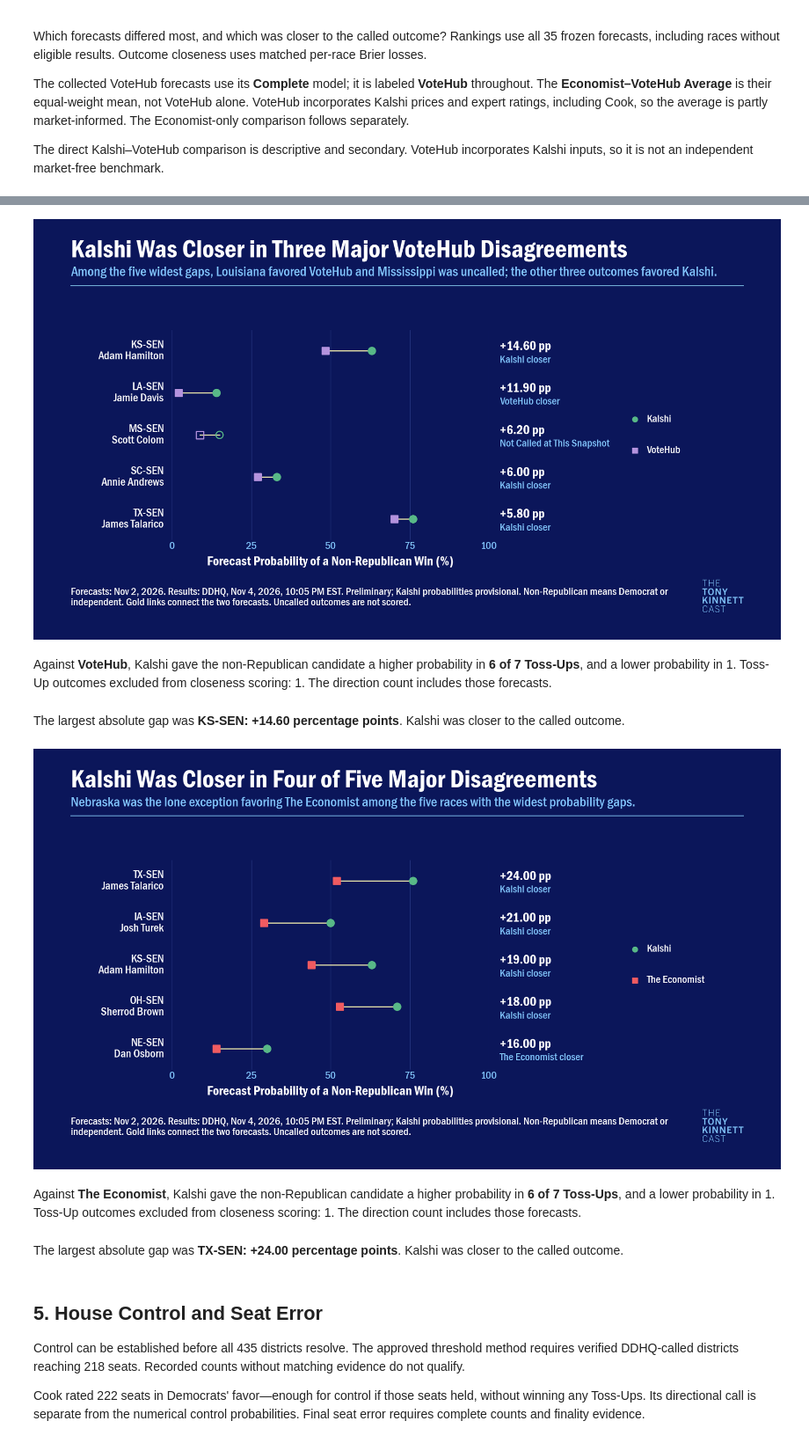
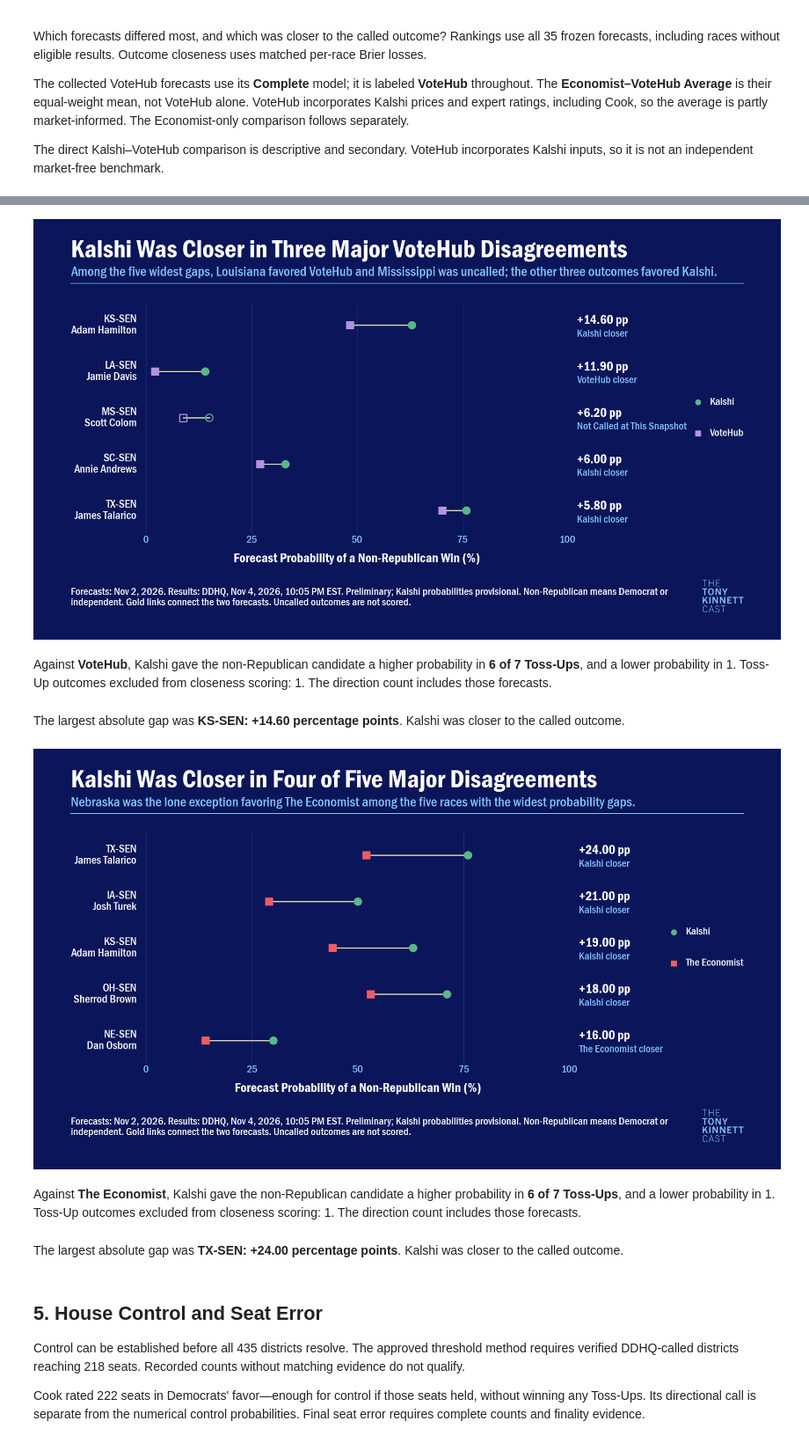
Before and after one commit to Daniel-Elmore/election-2026-markets-vs-forecasts, a Jupyter notebook: notebooks/01_congress_scorecard.ipynb, the cells around one changed output, grey strips where cells are left out. Shown at 88% size. Saved outputs shown, nothing was run; the diff lists cells and outputs as text; code cells hidden in the pictures.

```diff
--- a/notebooks/01_congress_scorecard.ipynb
+++ b/notebooks/01_congress_scorecard.ipynb
@@ -105,6 +105,7 @@ def rule(cv, y, left=0, right=1, color='#2A3A86', width=1):
     ))
 
 def export_chart(cv, name, frame):
+    assert '\n' not in cv.fig.texts[1].get_text(), 'Subtitle must fit on one line'
     paths = save_chart(cv, name, out_dir=ctx.figures_dir, scratch_dir=scratch)
     lint = lint_chart(cv, paths['png'])
     (scratch / f'{name}.lint.json').write_text(json.dumps(lint, indent=2), encoding='utf-8')
@@ -115,7 +116,7 @@ def export_chart(cv, name, frame):
             axes_details.append({
                 'xlabel': ax.get_xlabel(),
                 'labelpad_points': ax.xaxis.labelpad,
-                'expected_labelpad_points': 4 + 8 * cv.scale * 0.72,
+                'expected_labelpad_points': 4 + 16 * cv.scale * 0.72,
             })
     layout_checks.setdefault(name, {})['x_axes'] = axes_details
     (scratch / f'{name}.layout.json').write_text(
@@ -123,7 +124,7 @@ def export_chart(cv, name, frame):
         encoding='utf-8',
     )
     save_table(frame, f'plot_{name}')
-    figure_records.append({'image': f'{name}.png', 'data': f'plot_{name}.csv', 'lint_passed': True})
+    figure_records.append({'image': f'{name}.png', 'data': f'plot_{name}.csv', 'lint_passed': True, 'title': ' '.join(cv.fig.texts[0].get_text().split()), 'subtitle': cv.fig.texts[1].get_text()})
     display(Image(data=paths['png'].read_bytes(), width=960))
     cv.fig.clear()
 say('**SYNTHETIC SOFTWARE FIXTURE — invented outcomes, not election findings.**' if synthetic else '**Preliminary results.** Only verified DDHQ calls are used for outcome comparisons.')
@@ -137,6 +138,12 @@ save_table(
     ].reset_index(),
     'excluded_senate',
 )
+
+def measured_width(cv, value, size, role='body'):
+    artist = cv.fig.text(0, 0, value, fontproperties=cv.fp(role), fontsize=size)
+    width = artist.get_window_extent(cv.fig.canvas.get_renderer()).width
+    artist.remove()
+    return width
 # %% [output]
 **Preliminary results.** Only verified DDHQ calls are used for outcome comparisons.
 **Forecasts:** November 2, 2026. **Senate capture:** Nov 4, 2026, 10:05 PM EST. **House capture:** Nov 4, 2026, 10:20 PM EST. **Snapshot:** `ddhq-20261104-222052-est`.
@@ -270,7 +274,7 @@ if common_counts and expectations.eligible.gt(0).all():
         source=footer(f"{('Partial' if n < len(senate) else 'Complete')} matched comparison. Non-Republican means Democrat or independent; these are not caucus seats. Mapped means Cook ratings are converted to assumed win probabilities and summed into expected wins; this total is analyst-derived."),
     )
     limit = 5 * int(np.ceil(max(actual, expectations.eligible_expected.max()) / 5) + 1)
-    ax = cv.axes(left_pad=270, right_pad=220, bottom_pad=65, top_pad=55)
+    ax = cv.axes(left_pad=270, right_pad=220, bottom_pad=105, top_pad=0)
     bars = ax.barh(np.arange(len(expectations)), expectations.eligible_expected, height=0.5, color=[colors[SOURCES[source][1]] for source in expectations.source])
     np.testing.assert_allclose([bar.get_width() for bar in bars], expectations.eligible_expected)
     for i, row in enumerate(expectations.itertuples()):
@@ -299,7 +303,7 @@ if common_counts and expectations.eligible.gt(0).all():
     ax.axvline(actual, color=GOLD, linewidth=2.2, linestyle='--')
     ax.annotate(
         f'Actual Wins: {actual}',
-        (actual, -0.65),
+        (actual, -0.45),
         ha='center',
         va='center',
         color=GOLD,
@@ -309,12 +313,11 @@ if common_counts and expectations.eligible.gt(0).all():
     )
     ax.set(
         xlim=(0, limit),
-        ylim=(3.5, -0.95),
+        ylim=(3.5, -0.65),
         yticks=[],
         xticks=np.arange(0, limit + 1, 5),
         xlabel='Non-Republican Wins in the Same Resolved Races',
     )
-    ax.xaxis.labelpad += 8 * cv.scale * 0.72
     ax.xaxis.grid(True, color='#2A3A86')
     ax.set_axisbelow(True)
     export_chart(
@@ -562,14 +565,34 @@ for reference, label, stem in comparisons:
         'VoteHub': colors['votehub'],
         'Economist': colors['economist'],
     }[label]
-    ax = cv.axes(left_pad=260, right_pad=654, bottom_pad=70, top_pad=90)
+    labels = [f'{r.race_id}\n{r.candidate_a}' for r in frame.itertuples()]
+    outcomes = []
+    for row in frame.itertuples():
+        if not row.eligible:
+            outcome = 'Not Called at This Snapshot' if senate.loc[row.race_id, 'result_call_status'] in ('pending', 'unverified') else 'Outcome Not Eligible'
+        else:
+            outcome = 'Equal loss' if row.closer == 'Tie' else ('The Economist' if row.closer == 'Economist' else 'Average' if row.closer == 'Mixed benchmark' else row.closer) + ' closer'
+        outcomes.append(outcome)
+    x0, y0, x1, y1 = cv.plot_rect
+    gap = 24 * cv.scale
+    label_width = max(measured_width(cv, value, 21.6) for value in labels)
+    result_width = max(max(measured_width(cv, f'{r.gap_pp:+.2f} pp', 24, 'emphasis'),
+                           measured_width(cv, outcome, 20.2)) for r, outcome in zip(frame.itertuples(), outcomes))
+    legend_names = ['Kalshi', comparator.replace(' Average', '\nAverage')]
+    legend_width = 30 * cv.scale + max(measured_width(cv, value, 28 * .72) for value in legend_names)
+    left_pad = label_width + gap
+    right_pad = result_width + legend_width + 2 * gap + 5 * cv.scale
+    ax = cv.axes(left_pad=left_pad, right_pad=right_pad, bottom_pad=86, top_pad=24)
+    plot_right = ax.get_position().x1 * cv.W
+    result_x = plot_right + gap
+    legend_x = result_x + result_width + gap + 5 * cv.scale
     # Separate columns hold per-race results and the centered source legend.
     legend_center = (ax.get_position().y0 + ax.get_position().y1) * cv.H / 2
     legend_labels = []
     for offset, name, color, marker in [(40, 'Kalshi', colors['kalshi'], 'o'), (-40, comparator, reference_color, 's')]:
         legend_y = legend_center + offset * cv.scale
         cv.fig.add_artist(Line2D(
-            [1545 * cv.scale / cv.W],
+            [legend_x / cv.W],
             [legend_y / cv.H],
             transform=cv.fig.transFigure,
             marker=marker,
@@ -578,7 +601,7 @@ for reference, label, stem in comparisons:
             color=color,
         ))
         legend_labels.append(cv.fig.text(
-            1575 * cv.scale / cv.W,
+            (legend_x + 30 * cv.scale) / cv.W,
             legend_y / cv.H,
             name.replace(' Average', '\nAverage'),
             ha='left',
@@ -606,7 +629,7 @@ for reference, label, stem in comparisons:
         ax.annotate(
             f'{row.race_id}\n{row.candidate_a}',
             (0, i),
-            xytext=(-15, 0),
+            xytext=(-gap * .72, 0),
             textcoords='offset points',
             ha='right',
             va='center',
@@ -617,7 +640,7 @@ for reference, label, stem in comparisons:
         ax.annotate(
             f'{row.gap_pp:+.2f} pp',
             (100, i),
-            xytext=(20, 8),
+            xytext=(gap * .72, 8),
             textcoords='offset points',
             ha='left',
             va='center',
@@ -632,7 +655,7 @@ for reference, label, stem in comparisons:
         ax.annotate(
             closer,
             (100, i),
-            xytext=(20, -17),
+            xytext=(gap * .72, -17),
             textcoords='offset points',
             ha='left',
             va='center',
@@ -647,10 +670,9 @@ for reference, label, stem in comparisons:
         xticks=[0, 25, 50, 75, 100],
         xlabel='Forecast Probability of a Non-Republican Win (%)',
     )
-    ax.xaxis.labelpad += 8 * cv.scale * 0.72
     ax.xaxis.grid(True, color='#2A3A86')
     ax.set_axisbelow(True)
-    layout_checks[stem] = {'connector_colors': [line.get_color() for line in ax.lines], 'plot_left_px': ax.get_position().x0 * cv.W, 'plot_right_px': ax.get_position().x1 * cv.W, 'legend_right_rail': True, 'legend_center_px': legend_center, 'legend_label_bounds': [list(t.get_window_extent(cv.fig.canvas.get_renderer()).bounds) for t in legend_labels]}
+    layout_checks[stem] = {'connector_colors': [line.get_color() for line in ax.lines], 'plot_left_px': ax.get_position().x0 * cv.W, 'plot_right_px': ax.get_position().x1 * cv.W, 'legend_right_rail': True, 'legend_center_px': legend_center, 'column_gap_px': gap, 'label_width_px': label_width, 'result_width_px': result_width, 'legend_width_px': legend_width, 'composition_bounds_px': [x0, x1], 'legend_label_bounds': [list(t.get_window_extent(cv.fig.canvas.get_renderer()).bounds) for t in legend_labels]}
     export_chart(cv, stem, frame)
     toss = rows[rows.cook_rating.eq('Toss-Up')]
     above = int(toss.gap_pp.gt(1e-10).sum())
@@ -663,9 +685,9 @@ for reference, label, stem in comparisons:
 Against **Economist–VoteHub Average**, Kalshi gave the non-Republican candidate a higher probability in **6 of 7 Toss-Ups**, and a lower probability in 1. Toss-Up outcomes excluded from closeness scoring: 1. The direction count includes those forecasts.
 The largest absolute gap was **KS-SEN: +16.80 percentage points**. Kalshi was closer to the called outcome.
-[figure, old version]
+[figure, new version]
 Against **VoteHub**, Kalshi gave the non-Republican candidate a higher probability in **6 of 7 Toss-Ups**, and a lower probability in 1. Toss-Up outcomes excluded from closeness scoring: 1. The direction count includes those forecasts.
 The largest absolute gap was **KS-SEN: +14.60 percentage points**. Kalshi was closer to the called outcome.
-[figure, old version]
+[figure, new version]
 Against **The Economist**, Kalshi gave the non-Republican candidate a higher probability in **6 of 7 Toss-Ups**, and a lower probability in 1. Toss-Up outcomes excluded from closeness scoring: 1. The direction count includes those forecasts.
 The largest absolute gap was **TX-SEN: +24.00 percentage points**. Kalshi was closer to the called outcome.
 # %% [markdown]
```
Also changed, not shown: parts of 5 cells of this notebook, 36 other files.
